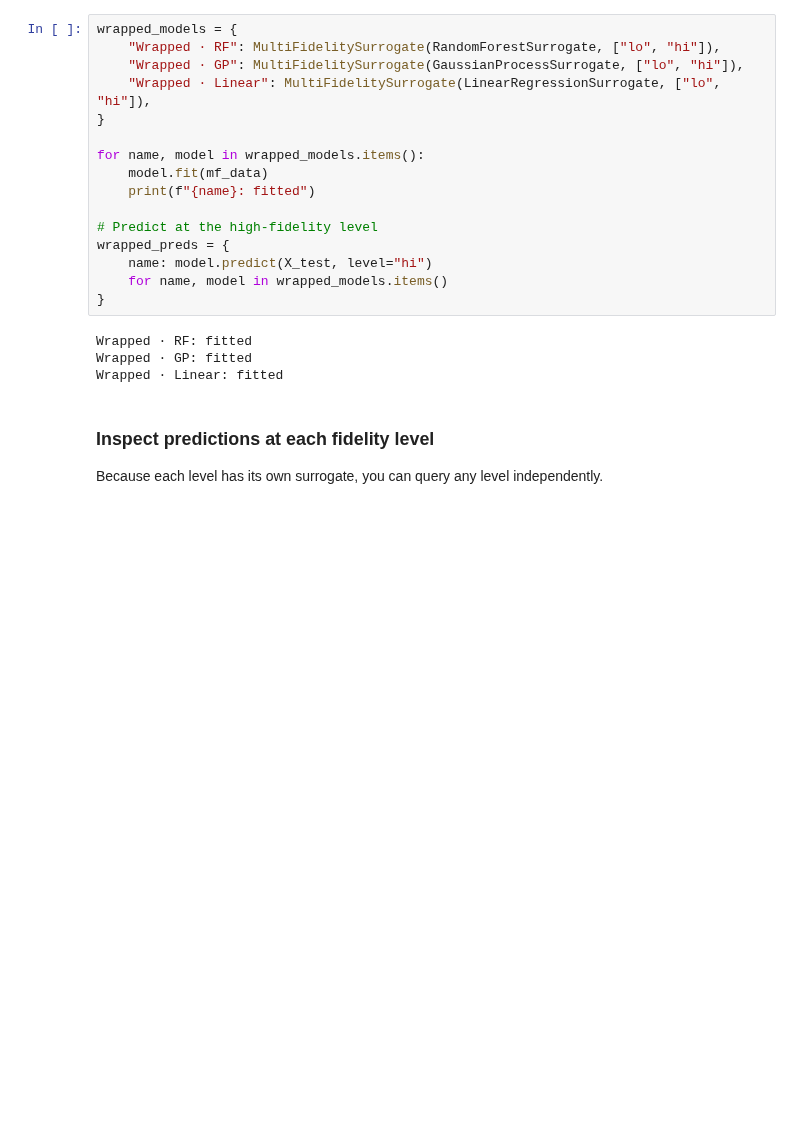
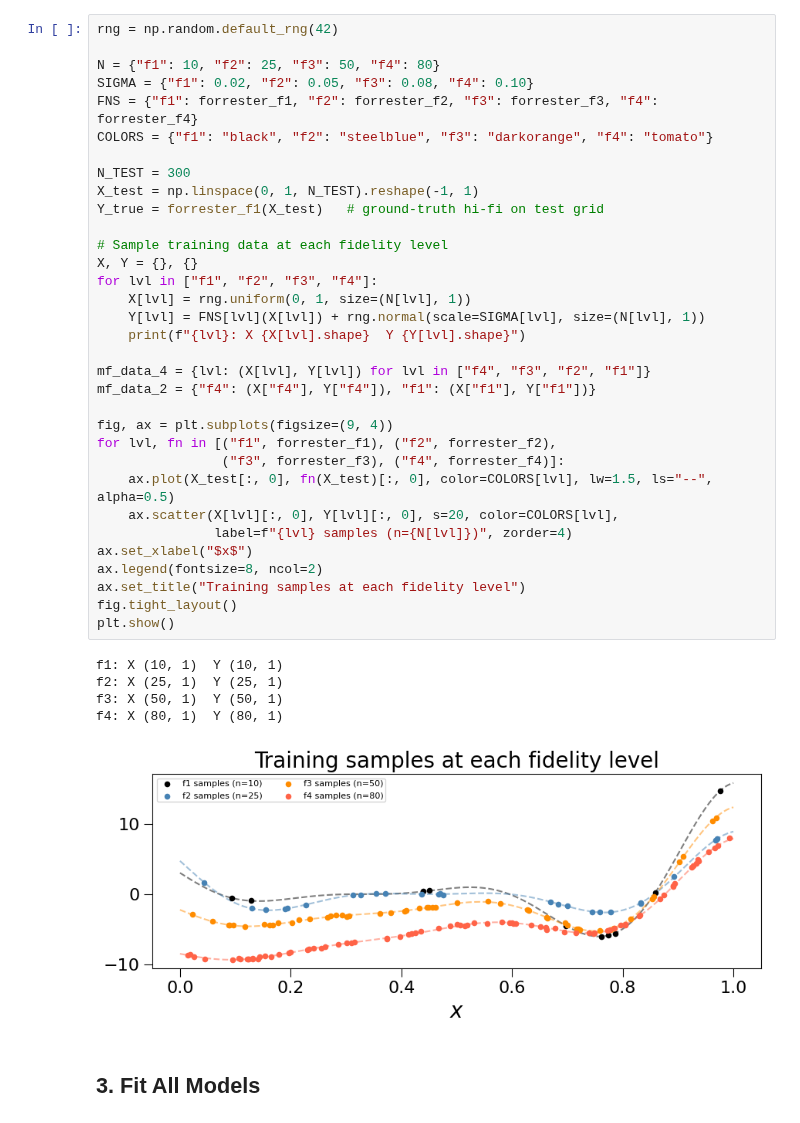
Before and after one commit to takotime808/multioutreg, a Jupyter notebook: examples/mf_surrogates.ipynb, the cells around one changed output. Saved outputs shown, nothing was run; the diff lists cells and outputs as text; blank space fills up the shorter version.

```diff
--- a/examples/mf_surrogates.ipynb
+++ b/examples/mf_surrogates.ipynb
@@ -93,25 +104,42 @@ Any `BaseSurrogate` subclass (RF, GP, linear, …) can be plugged in.
 # %%
-wrapped_models = {
-    "Wrapped · RF": MultiFidelitySurrogate(RandomForestSurrogate, ["lo", "hi"]),
-    "Wrapped · GP": MultiFidelitySurrogate(GaussianProcessSurrogate, ["lo", "hi"]),
-    "Wrapped · Linear": MultiFidelitySurrogate(LinearRegressionSurrogate, ["lo", "hi"]),
-}
+rng = np.random.default_rng(42)
 
-for name, model in wrapped_models.items():
-    model.fit(mf_data)
-    print(f"{name}: fitted")
+N = {"f1": 10, "f2": 25, "f3": 50, "f4": 80}
+SIGMA = {"f1": 0.02, "f2": 0.05, "f3": 0.08, "f4": 0.10}
+FNS = {"f1": forrester_f1, "f2": forrester_f2, "f3": forrester_f3, "f4": forrester_f4}
+COLORS = {"f1": "black", "f2": "steelblue", "f3": "darkorange", "f4": "tomato"}
 
-# Predict at the high-fidelity level
-wrapped_preds = {
-    name: model.predict(X_test, level="hi")
-    for name, model in wrapped_models.items()
-}
+N_TEST = 300
+X_test = np.linspace(0, 1, N_TEST).reshape(-1, 1)
+Y_true = forrester_f1(X_test)   # ground-truth hi-fi on test grid
+
+# Sample training data at each fidelity level
+X, Y = {}, {}
+for lvl in ["f1", "f2", "f3", "f4"]:
+    X[lvl] = rng.uniform(0, 1, size=(N[lvl], 1))
+    Y[lvl] = FNS[lvl](X[lvl]) + rng.normal(scale=SIGMA[lvl], size=(N[lvl], 1))
+    print(f"{lvl}: X {X[lvl].shape}  Y {Y[lvl].shape}")
+
+mf_data_4 = {lvl: (X[lvl], Y[lvl]) for lvl in ["f4", "f3", "f2", "f1"]}
+mf_data_2 = {"f4": (X["f4"], Y["f4"]), "f1": (X["f1"], Y["f1"])}
+
+fig, ax = plt.subplots(figsize=(9, 4))
+for lvl, fn in [("f1", forrester_f1), ("f2", forrester_f2),
+                ("f3", forrester_f3), ("f4", forrester_f4)]:
+    ax.plot(X_test[:, 0], fn(X_test)[:, 0], color=COLORS[lvl], lw=1.5, ls="--", alpha=0.5)
+    ax.scatter(X[lvl][:, 0], Y[lvl][:, 0], s=20, color=COLORS[lvl],
+               label=f"{lvl} samples (n={N[lvl]})", zorder=4)
+ax.set_xlabel("$x$")
+ax.legend(fontsize=8, ncol=2)
+ax.set_title("Training samples at each fidelity level")
+fig.tight_layout()
+plt.show()
 # %% [output]
-Wrapped · RF: fitted
-Wrapped · GP: fitted
-Wrapped · Linear: fitted
+f1: X (10, 1)  Y (10, 1)
+f2: X (25, 1)  Y (25, 1)
+f3: X (50, 1)  Y (50, 1)
+f4: X (80, 1)  Y (80, 1)
+[figure, added]
 # %% [markdown]
-### Inspect predictions at each fidelity level
-
-Because each level has its own surrogate, you can query any level independently.
+## 3. Fit All Models
 # %%
```
Also changed, not shown: parts of 22 cells of this notebook, 1 other file.
